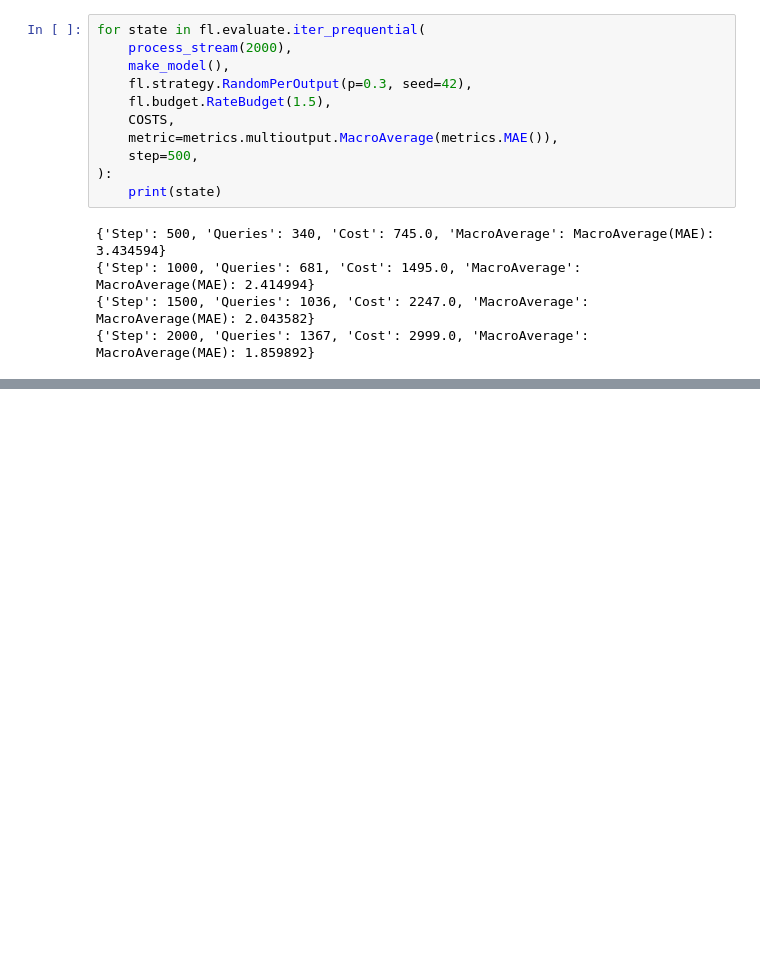
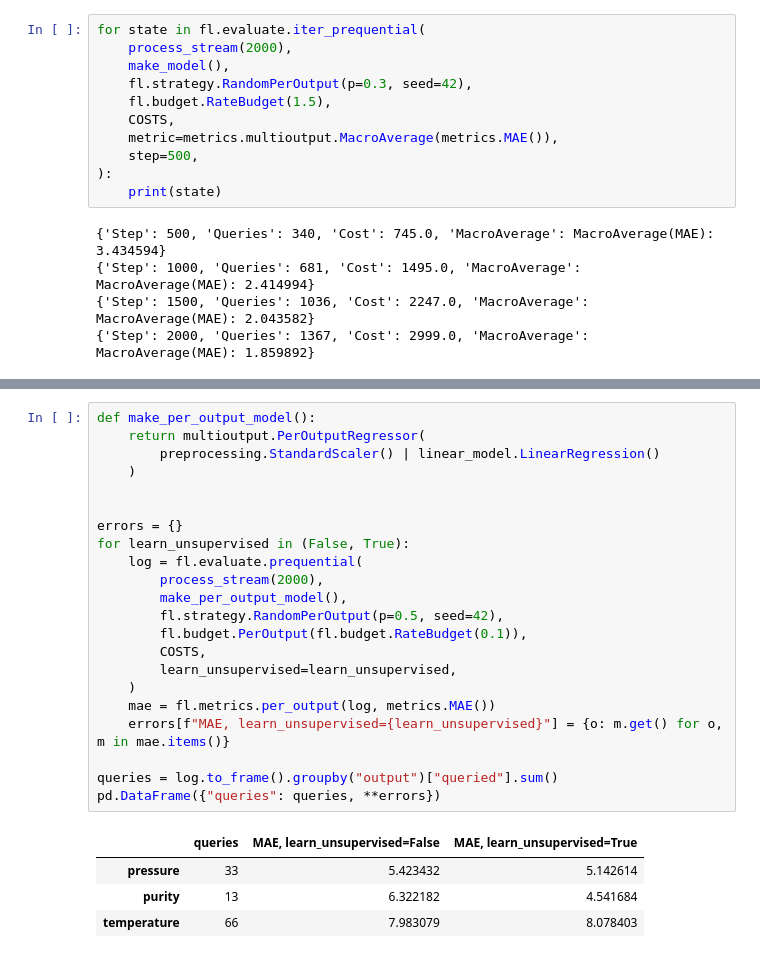
Before and after one commit to vitor-costa-garcia/fishladder, a Jupyter notebook: notebooks/01_quickstart.ipynb, the cells around one changed output, grey strips where cells are left out. Drawn from its saved outputs; the diff is of its cells as text; blank space fills up the shorter version.

Commit message:
docs: show learn_unsupervised in the quickstart notebook
Assisted-by: claude-code:claude-opus-5.5

```diff
--- a/notebooks/01_quickstart.ipynb
+++ b/notebooks/01_quickstart.ipynb
@@ -226,0 +238,27 @@ for state in fl.evaluate.iter_prequential(
+# %%
+def make_per_output_model():
+    return multioutput.PerOutputRegressor(
+        preprocessing.StandardScaler() | linear_model.LinearRegression()
+    )
+
+
+errors = {}
+for learn_unsupervised in (False, True):
+    log = fl.evaluate.prequential(
+        process_stream(2000),
+        make_per_output_model(),
+        fl.strategy.RandomPerOutput(p=0.5, seed=42),
+        fl.budget.PerOutput(fl.budget.RateBudget(0.1)),
+        COSTS,
+        learn_unsupervised=learn_unsupervised,
+    )
+    mae = fl.metrics.per_output(log, metrics.MAE())
+    errors[f"MAE, learn_unsupervised={learn_unsupervised}"] = {o: m.get() for o, m in mae.items()}
+
+queries = log.to_frame().groupby("output")["queried"].sum()
+pd.DataFrame({"queries": queries, **errors})
+# %% [output]
+|  | queries | MAE, learn_unsupervised=False | MAE, learn_unsupervised=True |
+| pressure | 33 | 5.423432 | 5.142614 |
+| purity | 13 | 6.322182 | 4.541684 |
+| temperature | 66 | 7.983079 | 8.078403 |
```
Also changed, not shown: parts of 2 cells of this notebook, 1 other file.
